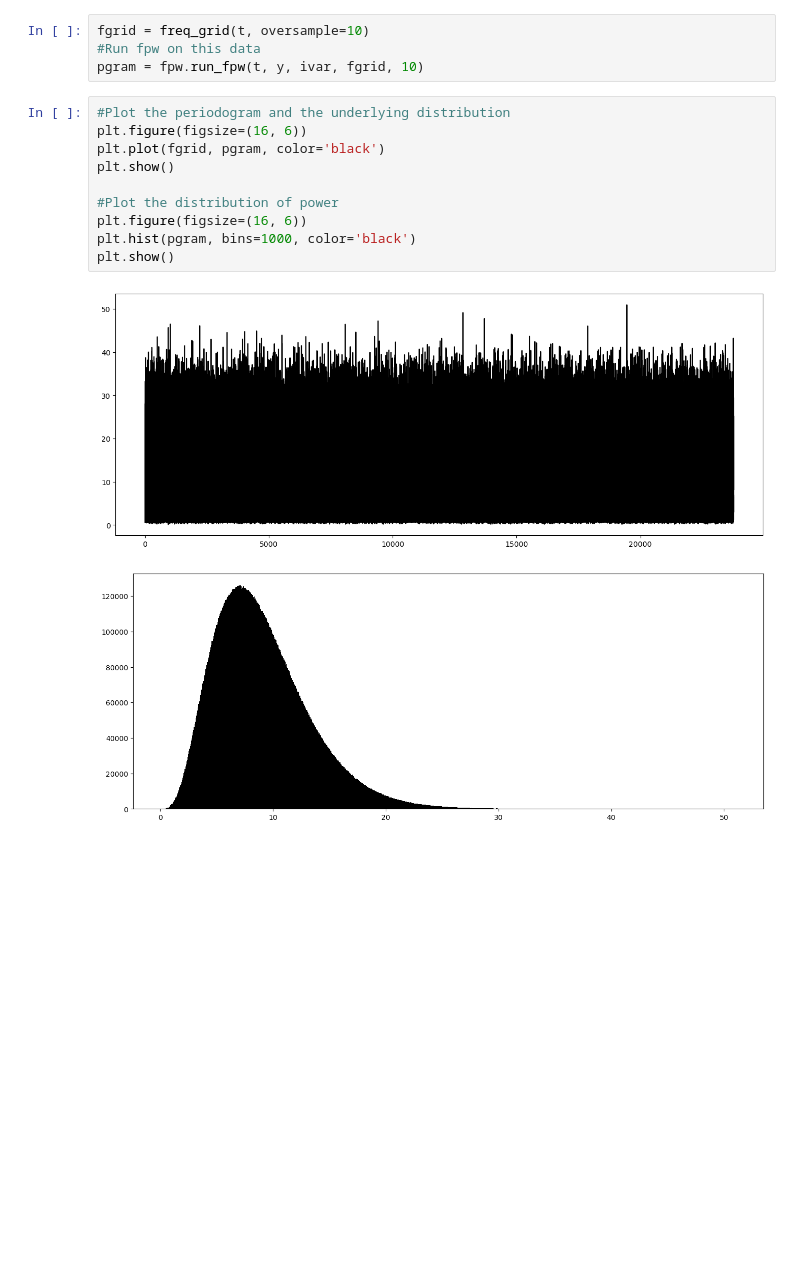
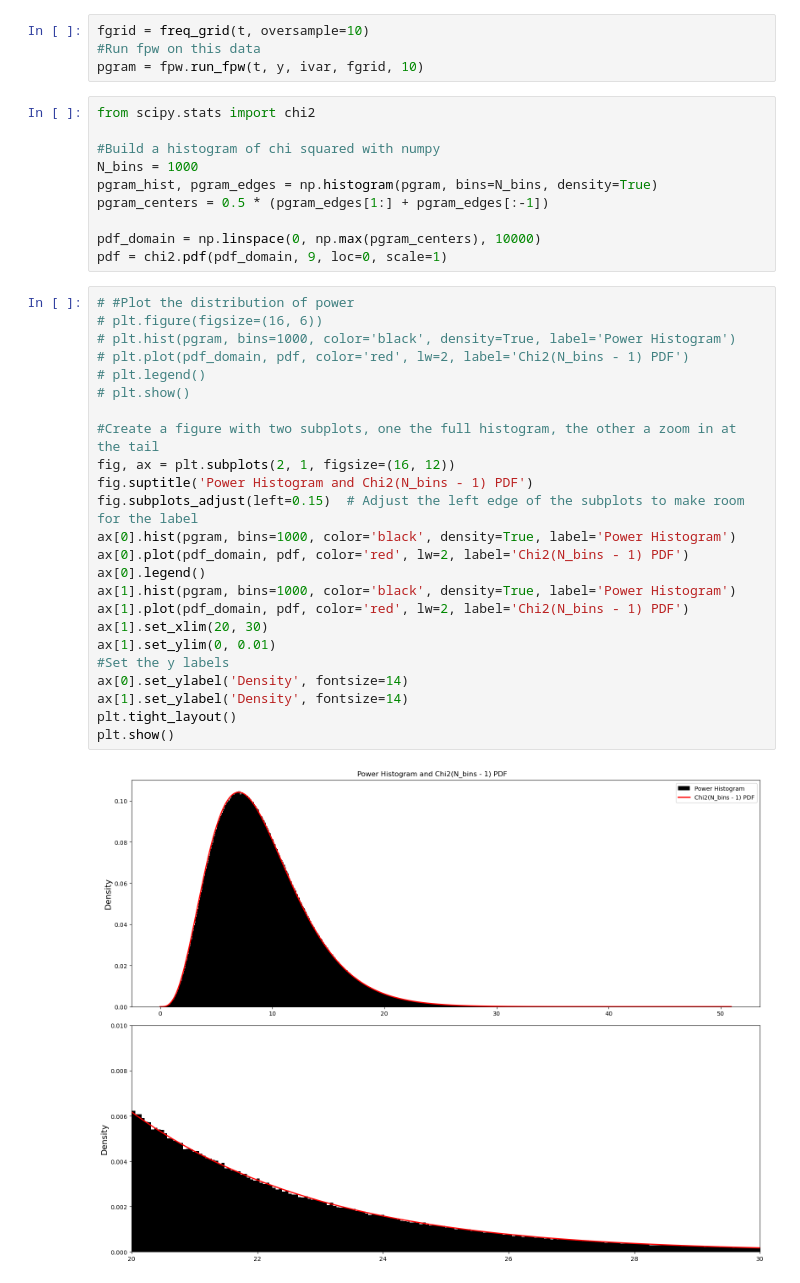
Before and after one commit to Sewhitebook/FPW, a Jupyter notebook: testfiles/test.ipynb, the cells around one changed output. Saved outputs shown, nothing was run; the diff lists cells and outputs as text; blank space fills up the shorter version.

```diff
--- a/testfiles/test.ipynb
+++ b/testfiles/test.ipynb
@@ -50,16 +50,39 @@ ivar = np.ones(1000)
 fgrid = freq_grid(t, oversample=10)
 #Run fpw on this data
 pgram = fpw.run_fpw(t, y, ivar, fgrid, 10)
-# %%
-#Plot the periodogram and the underlying distribution
-plt.figure(figsize=(16, 6))
-plt.plot(fgrid, pgram, color='black')
-plt.show()
-
-#Plot the distribution of power
-plt.figure(figsize=(16, 6))
-plt.hist(pgram, bins=1000, color='black')
-plt.show()
-# %% [output]
-[figure, removed]
-[figure, removed]
+# %%
+from scipy.stats import chi2
+
+#Build a histogram of chi squared with numpy
+N_bins = 1000
+pgram_hist, pgram_edges = np.histogram(pgram, bins=N_bins, density=True)
+pgram_centers = 0.5 * (pgram_edges[1:] + pgram_edges[:-1])
+
+pdf_domain = np.linspace(0, np.max(pgram_centers), 10000)
+pdf = chi2.pdf(pdf_domain, 9, loc=0, scale=1)
+# %%
+# #Plot the distribution of power
+# plt.figure(figsize=(16, 6))
+# plt.hist(pgram, bins=1000, color='black', density=True, label='Power Histogram')
+# plt.plot(pdf_domain, pdf, color='red', lw=2, label='Chi2(N_bins - 1) PDF')
+# plt.legend()
+# plt.show()
+
+#Create a figure with two subplots, one the full histogram, the other a zoom in at the tail
+fig, ax = plt.subplots(2, 1, figsize=(16, 12))
+fig.suptitle('Power Histogram and Chi2(N_bins - 1) PDF')
+fig.subplots_adjust(left=0.15)  # Adjust the left edge of the subplots to make room for the label
+ax[0].hist(pgram, bins=1000, color='black', density=True, label='Power Histogram')
+ax[0].plot(pdf_domain, pdf, color='red', lw=2, label='Chi2(N_bins - 1) PDF')
+ax[0].legend()
+ax[1].hist(pgram, bins=1000, color='black', density=True, label='Power Histogram')
+ax[1].plot(pdf_domain, pdf, color='red', lw=2, label='Chi2(N_bins - 1) PDF')
+ax[1].set_xlim(20, 30)
+ax[1].set_ylim(0, 0.01)
+#Set the y labels
+ax[0].set_ylabel('Density', fontsize=14)
+ax[1].set_ylabel('Density', fontsize=14)
+plt.tight_layout()
+plt.show()
+# %% [output]
+[figure, added]
```
